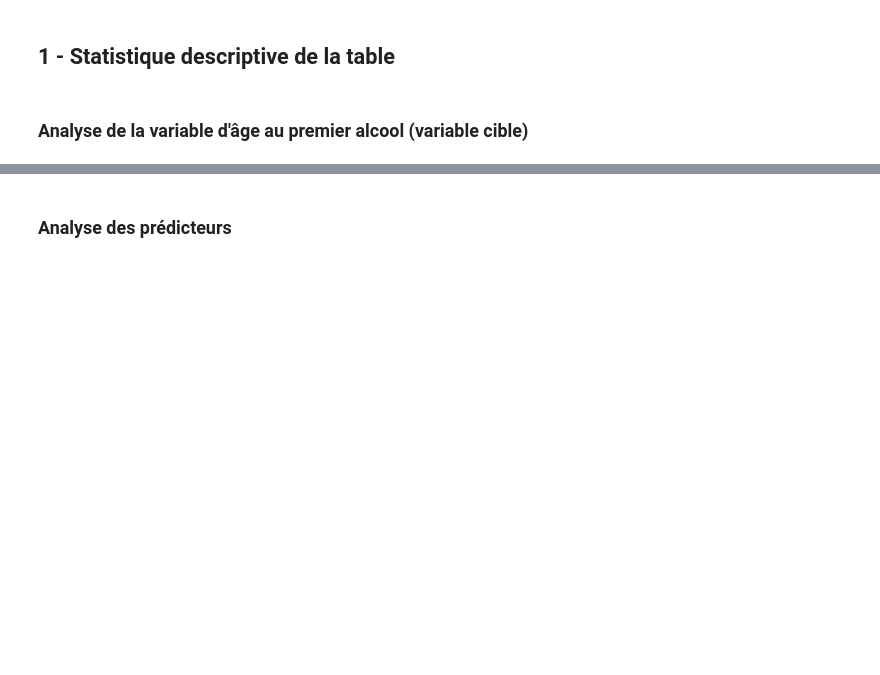
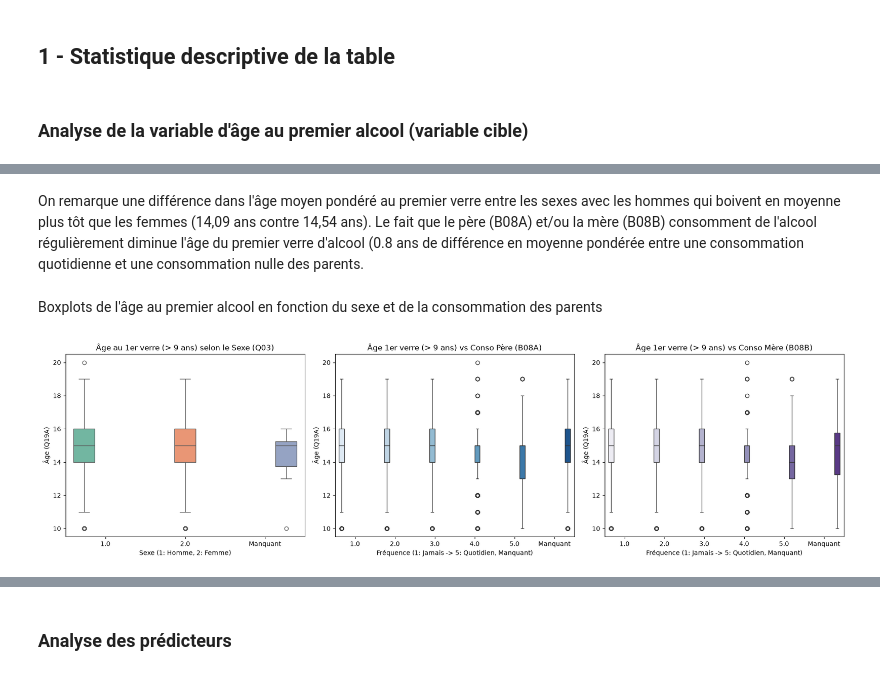
Before and after one commit to RaphaelCarrere/projet_apprentissage_supervise, a Jupyter notebook: projet.ipynb, the cells around one changed output, grey strips where cells are left out. Cells and saved outputs as stored; diff of their text form; code cells hidden in the pictures; blank space fills up the shorter version.

```diff
--- a/projet.ipynb
+++ b/projet.ipynb
@@ -58,0 +163,18 @@ escap
+# %%
+# Fonction pour afficher la distribution complète d'une variable
+def inspect_variable(data, col_name):
+    print(f"\n--- Distribution détaillée de : {col_name} ---")
+    counts = data[col_name].value_counts(dropna=False).sort_index()
+    pct = (
+        data[col_name]
+        .value_counts(normalize=True, dropna=False)
+        .sort_index()
+        * 100
+    )
+    df_res = pd.DataFrame({"Effectif": counts, "Pourcentage (%)": pct.round(2)})
+    print(df_res)
+
+
+# Exemple d'inspection sur les variables clés
+for col in ["Q19A", "Q04A", "Q08C", "Q09A1", "Q10A1", "B08A"]:
+    inspect_variable(escap, col)
@@ -64,0 +436,56 @@ escap
+# %% [markdown]
+On remarque une différence dans l'âge moyen pondéré au premier verre entre les sexes avec les hommes qui boivent en moyenne plus tôt que les femmes (14,09 ans contre 14,54 ans). Le fait que le père (B08A) et/ou la mère (B08B) consomment de l'alcool régulièrement diminue l'âge du premier verre d'alcool (0.8 ans de différence en moyenne pondérée entre une consommation quotidienne et une consommation nulle des parents.
+# %% [markdown]
+Boxplots de l'âge au premier alcool en fonction du sexe et de la consommation des parents
+# %%
+# Création du sous-ensemble filtré (âge > 9 ans) pour la lisibilité des boxplots
+df_filtered = df_clean[df_clean["Q19A"] > 9]
+
+fig, axes = plt.subplots(1, 3, figsize=(18, 5))
+
+# 1. Âge 1er verre vs Sexe (Q03)
+sns.boxplot(
+    data=df_filtered,
+    x="Q03",
+    y="Q19A",
+    ax=axes[0],
+    palette="Set2",
+    hue="Q03",
+    legend=False,
+)
+axes[0].set_title("Âge au 1er verre (> 9 ans) selon le Sexe (Q03)")
+axes[0].set_xlabel("Sexe (1: Homme, 2: Femme)")
+axes[0].set_ylabel("Âge (Q19A)")
+
+# 2. Âge 1er verre vs Conso Père (B08A)
+sns.boxplot(
+    data=df_filtered,
+    x="B08A",
+    y="Q19A",
+    ax=axes[1],
+    palette="Blues",
+    hue="B08A",
+    legend=False,
+)
+axes[1].set_title("Âge 1er verre (> 9 ans) vs Conso Père (B08A)")
+axes[1].set_xlabel("Fréquence (1: Jamais -> 5: Quotidien, Manquant)")
+axes[1].set_ylabel("Âge (Q19A)")
+
+# 3. Âge 1er verre vs Conso Mère (B08B)
+sns.boxplot(
+    data=df_filtered,
+    x="B08B",
+    y="Q19A",
+    ax=axes[2],
+    palette="Purples",
+    hue="B08B",
+    legend=False,
+)
+axes[2].set_title("Âge 1er verre (> 9 ans) vs Conso Mère (B08B)")
+axes[2].set_xlabel("Fréquence (1: Jamais -> 5: Quotidien, Manquant)")
+axes[2].set_ylabel("Âge (Q19A)")
+
+plt.tight_layout()
+plt.show()
+# %% [output]
+[figure, added]
```
Also changed, not shown: parts of 23 cells of this notebook.
